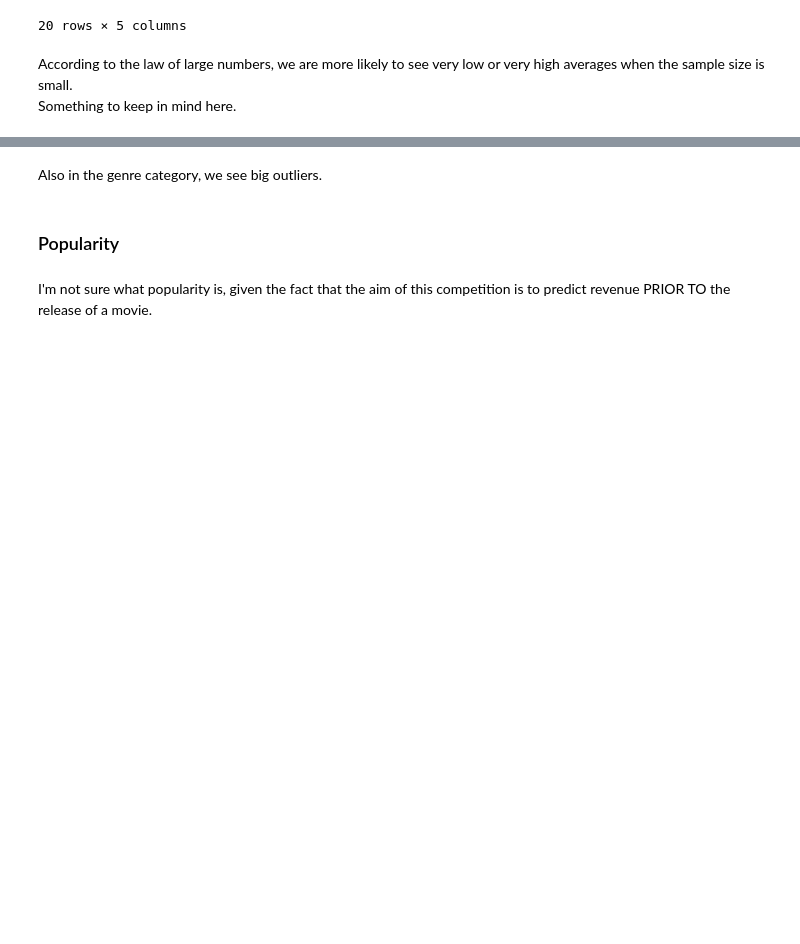
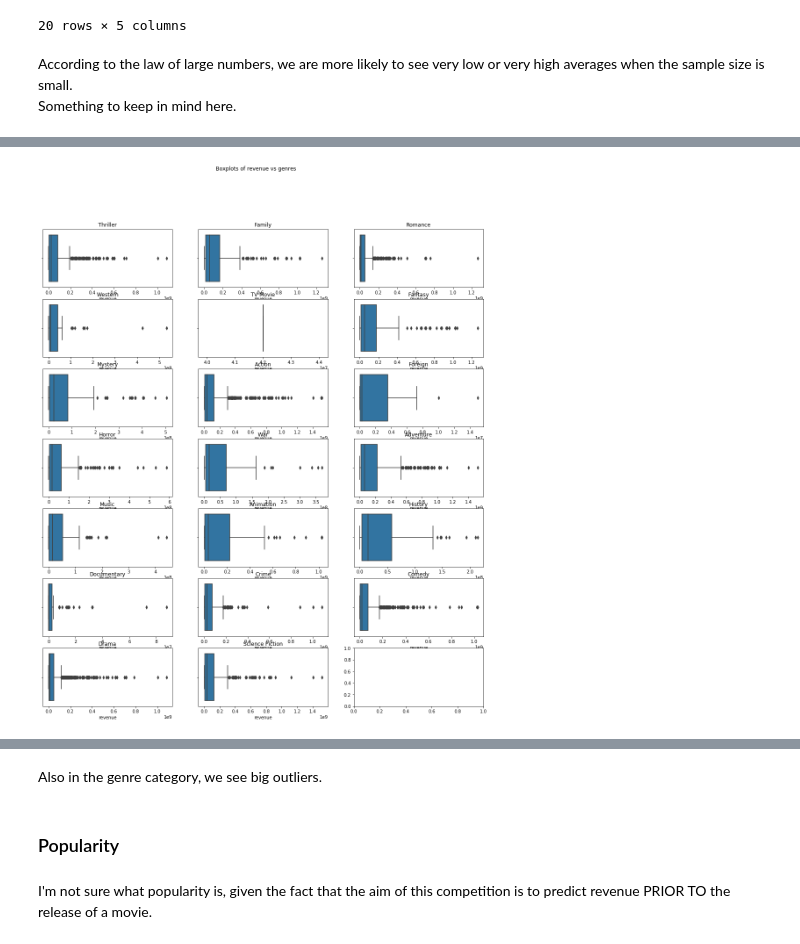
Before and after one commit to cercami/data-science, a Jupyter notebook: kaggle/box_office_predictions/REGRESSION_box_office_pred.ipynb, the cells around one changed output, grey strips where cells are left out. Drawn from its saved outputs; the diff is of its cells as text; code cells hidden in the pictures; blank space fills up the shorter version.

```diff
--- a/kaggle/box_office_predictions/REGRESSION_box_office_pred.ipynb
+++ b/kaggle/box_office_predictions/REGRESSION_box_office_pred.ipynb
@@ -509 +542,15 @@ f.set_xticklabels( rotation=45)
+# %%
+f, axes = plt.subplots(7, 3, figsize=(18, 20))
+plt.suptitle('Boxplots of revenue vs genres')
+#plt.tight_layout()
+i = 0
+for genre in genres:
+    subset = train[ (train.dataset == 'train') & (train[genre] == 1)]
+    b = sns.boxplot(subset.revenue, ax=axes[i // 3][i % 3], )
+    b.set_title(genre)
+    i += 1
+
+# can't fix the overlapping titles
+# %% [output]
+[figure, added]
 # %%
```
Also changed, not shown: parts of 116 cells of this notebook.
